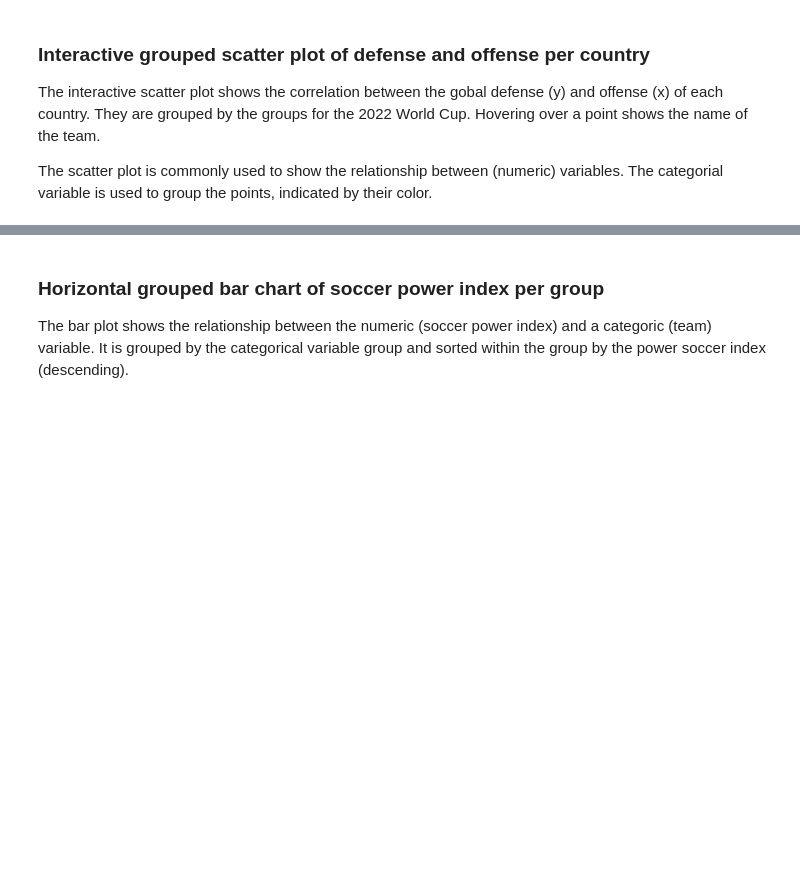
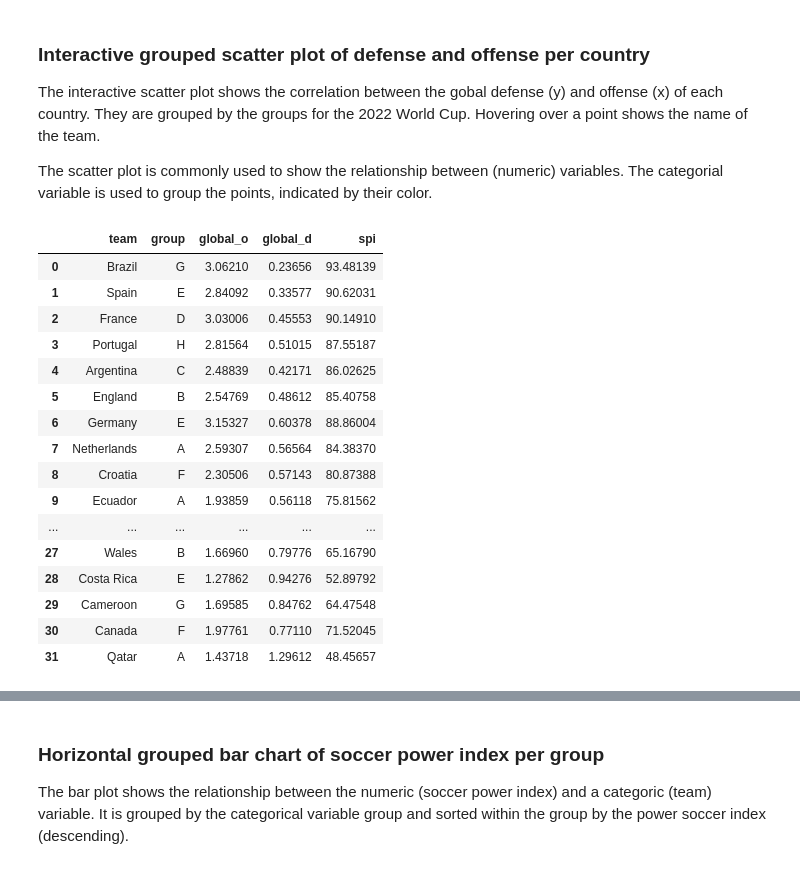
Before and after one commit to Philipp-Bauer/homework-1, a Jupyter notebook: notebooks/04-data-exploration.ipynb, the cells around one changed output, grey strips where cells are left out. Cells and saved outputs as stored; diff of their text form; code cells hidden in the pictures; blank space fills up the shorter version.

```diff
--- a/notebooks/04-data-exploration.ipynb
+++ b/notebooks/04-data-exploration.ipynb
@@ -193,6 +191,25 @@ The scatter plot is commonly used to show the relationship between (numeric) var
 df_newest_date = df_world_cup[df_world_cup['forecast_timestamp'] == '2022-11-28 20:59:50 UTC'] # newest data
 # %%
 df_do_group = df_newest_date[["team", "group", "global_o", "global_d", "spi"]] # only team, group, global_o, global_d and spi
+df_do_group
+# %% [output]
+|  | team | group | global_o | global_d | spi |
+| 0 | Brazil | G | 3.06210 | 0.23656 | 93.48139 |
+| 1 | Spain | E | 2.84092 | 0.33577 | 90.62031 |
+| 2 | France | D | 3.03006 | 0.45553 | 90.14910 |
+| 3 | Portugal | H | 2.81564 | 0.51015 | 87.55187 |
+| 4 | Argentina | C | 2.48839 | 0.42171 | 86.02625 |
+| 5 | England | B | 2.54769 | 0.48612 | 85.40758 |
+| 6 | Germany | E | 3.15327 | 0.60378 | 88.86004 |
+| 7 | Netherlands | A | 2.59307 | 0.56564 | 84.38370 |
+| 8 | Croatia | F | 2.30506 | 0.57143 | 80.87388 |
+| 9 | Ecuador | A | 1.93859 | 0.56118 | 75.81562 |
+| ... | ... | ... | ... | ... | ... |
+| 27 | Wales | B | 1.66960 | 0.79776 | 65.16790 |
+| 28 | Costa Rica | E | 1.27862 | 0.94276 | 52.89792 |
+| 29 | Cameroon | G | 1.69585 | 0.84762 | 64.47548 |
+| 30 | Canada | F | 1.97761 | 0.77110 | 71.52045 |
+| 31 | Qatar | A | 1.43718 | 1.29612 | 48.45657 |
 # %%
 source = df_do_group
 
```
Also changed, not shown: parts of 5 cells of this notebook.
